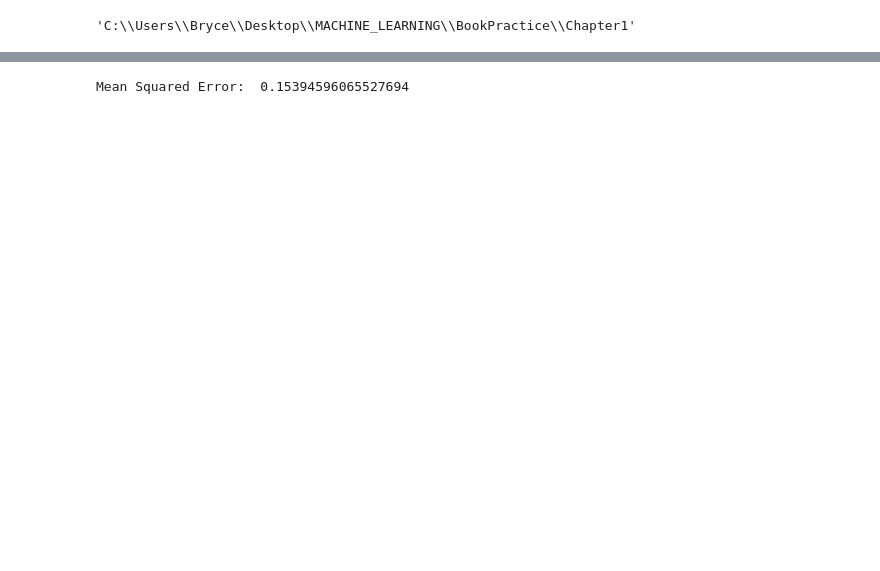
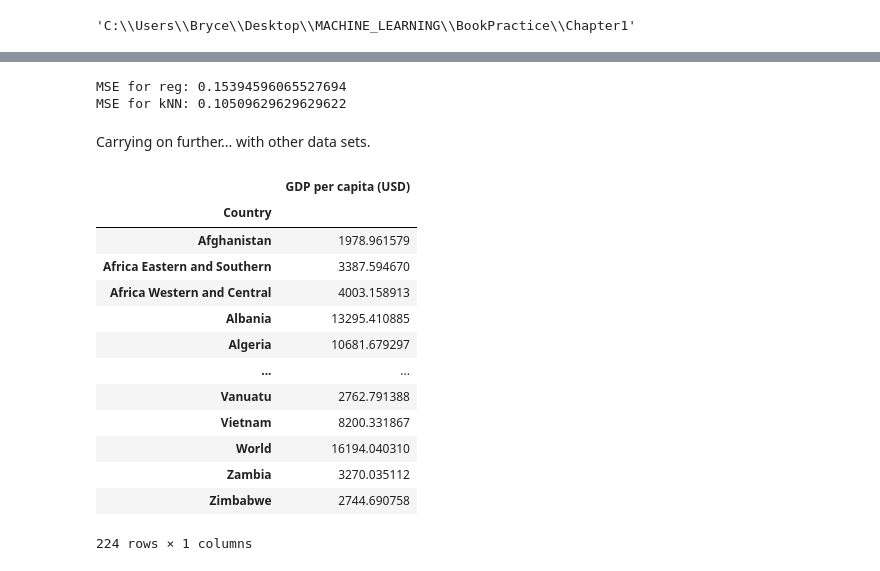
Before and after one commit to Bryce72/MachineLearning-Progress, a Jupyter notebook: Chapter1/chapONE.ipynb, the cells around one changed output, grey strips where cells are left out. Drawn from its saved outputs; the diff is of its cells as text; code cells hidden in the pictures; blank space fills up the shorter version.

```diff
--- a/Chapter1/chapONE.ipynb
+++ b/Chapter1/chapONE.ipynb
@@ -52,9 +69,46 @@ plt.show()
 # I want to calculate the MSE
 from sklearn.metrics import mean_squared_error
 y_pred_actual = model.predict(X)
-
+y_pred_actual_KNN = model_knn.predict(X)
 
 mse = mean_squared_error(y, y_pred_actual)
-print("Mean Squared Error: ", mse)
+mse_KNN = mean_squared_error(y, y_pred_actual_KNN)
+print(f"MSE for reg: {mse} \nMSE for kNN: {mse_KNN}")
 # %% [output]
-Mean Squared Error:  0.15394596065527694
+MSE for reg: 0.15394596065527694
+MSE for kNN: 0.10509629629629622
+# %% [markdown]
+Carrying on further... with other data sets.
+# %%
+gdp_per_capita =  pd.read_csv("gdp_per_capita.csv")
+
+gdppc_col = "GDP per capita (USD)"
+lifesat_col = "Life satisfaction"
+
+# only want the year 2020
+gdp_year = 2020
+gdp_per_capita = gdp_per_capita[gdp_per_capita['Year'] == gdp_year]
+
+# no longer need the years.. or code column
+gdp_per_capita = gdp_per_capita.drop(["Code", "Year"], axis=1)
+
+# renaming the two columns present...
+gdp_per_capita.columns = ["Country", gdppc_col]
+gdp_per_capita.set_index("Country", inplace=True)  # inplace=True allows me to not have to reassign the variable to it
+
+gdp_per_capita
+# %% [output]
+|  | GDP per capita (USD) |
+| Country |  |
+| Afghanistan | 1978.961579 |
+| Africa Eastern and Southern | 3387.594670 |
+| Africa Western and Central | 4003.158913 |
+| Albania | 13295.410885 |
+| Algeria | 10681.679297 |
+| ... | ... |
+| Vanuatu | 2762.791388 |
+| Vietnam | 8200.331867 |
+| World | 16194.040310 |
+| Zambia | 3270.035112 |
+| Zimbabwe | 2744.690758 |
+224 rows × 1 columns
```
Also changed, not shown: parts of 4 cells of this notebook.
